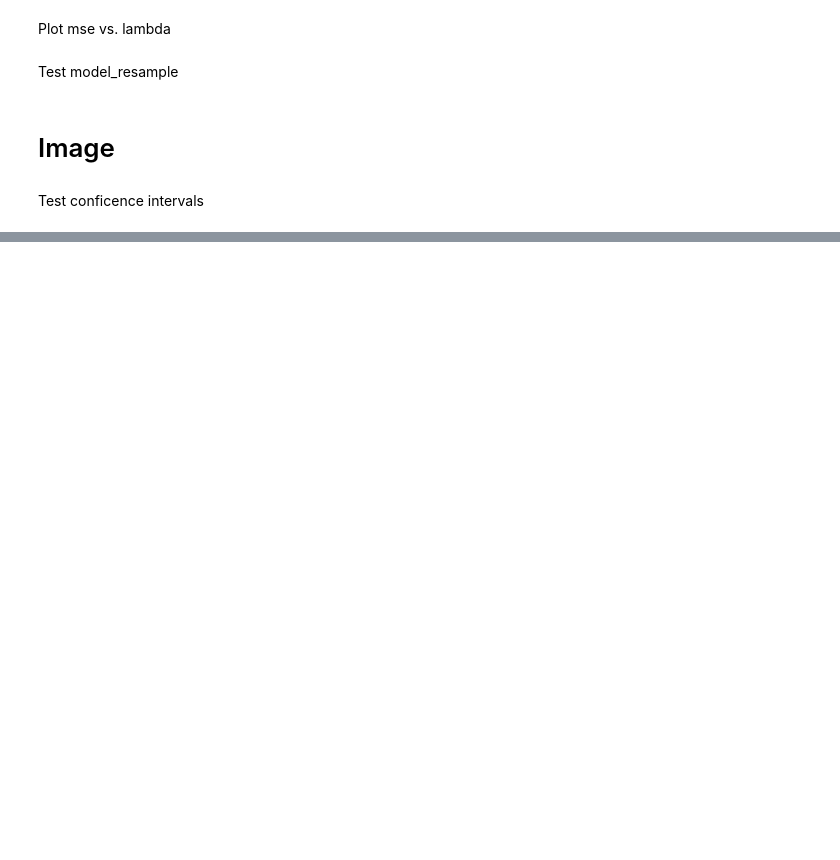
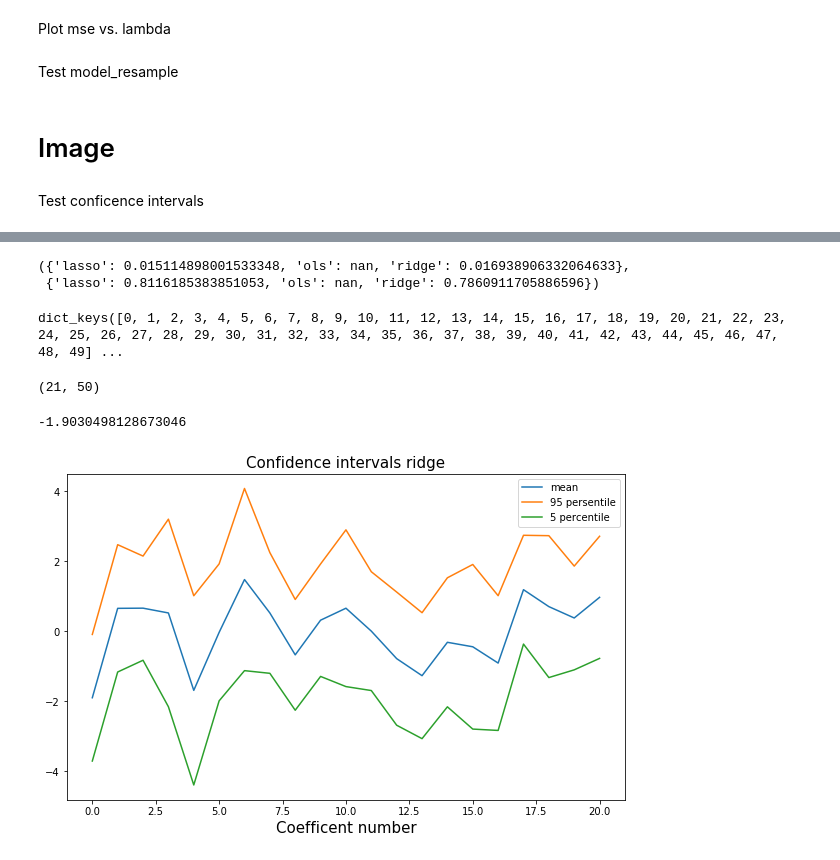
Before and after one commit to hannasv/project1, a Jupyter notebook: project1.ipynb, the cells around one changed output, grey strips where cells are left out. Cells and saved outputs as stored; diff of their text form; code cells hidden in the pictures; blank space fills up the shorter version.

```diff
--- a/project1.ipynb
+++ b/project1.ipynb
@@ -492,0 +615,2 @@ from functions import variance, ci
+# %%
+mse_a, r2_a, df = model_resample(models, lmd, X, z, nboots, split_size = 0.2)
@@ -492,0 +635,50 @@ from functions import variance, ci
+# %%
+mse_a, r2_a,
+# %% [output]
+({'lasso': 0.015114898001533348, 'ols': nan, 'ridge': 0.016938906332064633},
+ {'lasso': 0.8116185383851053, 'ols': nan, 'ridge': 0.7860911705886596})
+# %%
+df.keys()
+# %% [output]
+dict_keys([0, 1, 2, 3, 4, 5, 6, 7, 8, 9, 10, 11, 12, 13, 14, 15, 16, 17, 18, 19, 20, 21, 22, 23, 24, 25, 26, 27, 28, 29, 30, 31, 32, 33, 34, 35, 36, 37, 38, 39, 40, 41, 42, 43, 44, 45, 46, 47, 48, 49] ...
+# %%
+B_r = np.zeros(( X.shape[1] , nboots))
+B_l = np.zeros(( X.shape[1] , nboots))
+
+for i in range(nboots):
+    B_r[:, i] = df[i]["ridge"]
+    B_l[:, i] = df[i]["lasso"]
+
+B_0 = ci(B_r[0,:])
+
+np.shape(B_r)
+# %% [output]
+(21, 50)
+# %%
+B_r[0,:].mean()
+# %% [output]
+-1.9030498128673046
+# %%
+plt.figure(figsize = (10,6))
+nrCoeff = X.shape[1]
+x = np.arange(nrCoeff)
+m = h = l = []
+
+m = [B_r[i,:].mean() for i in range(nrCoeff)]
+h = [ci(B_r[i,:])[1] for i in range(nrCoeff)]
+l = [ci(B_r[i,:])[0] for i in range(nrCoeff)]
+"""
+for i in range(nrCoeff):
+    m.append(B_r[i,:].mean())
+    l.append(ci(B_r[i,:])[0])
+    h.append(ci(B_r[i,:])[1])
+"""
+plt.title("Confidence intervals ridge", fontsize = 15)
+plt.plot(m, label = "mean")
+plt.plot(h, label = "95 persentile")
+plt.plot(l , label = "5 percentile")
+plt.xlabel("Coefficent number", fontsize = 15)
+plt.legend()
+plt.show()
+# %% [output]
+[figure, added]
```
Also changed, not shown: parts of 16 cells of this notebook, 4 other files.
